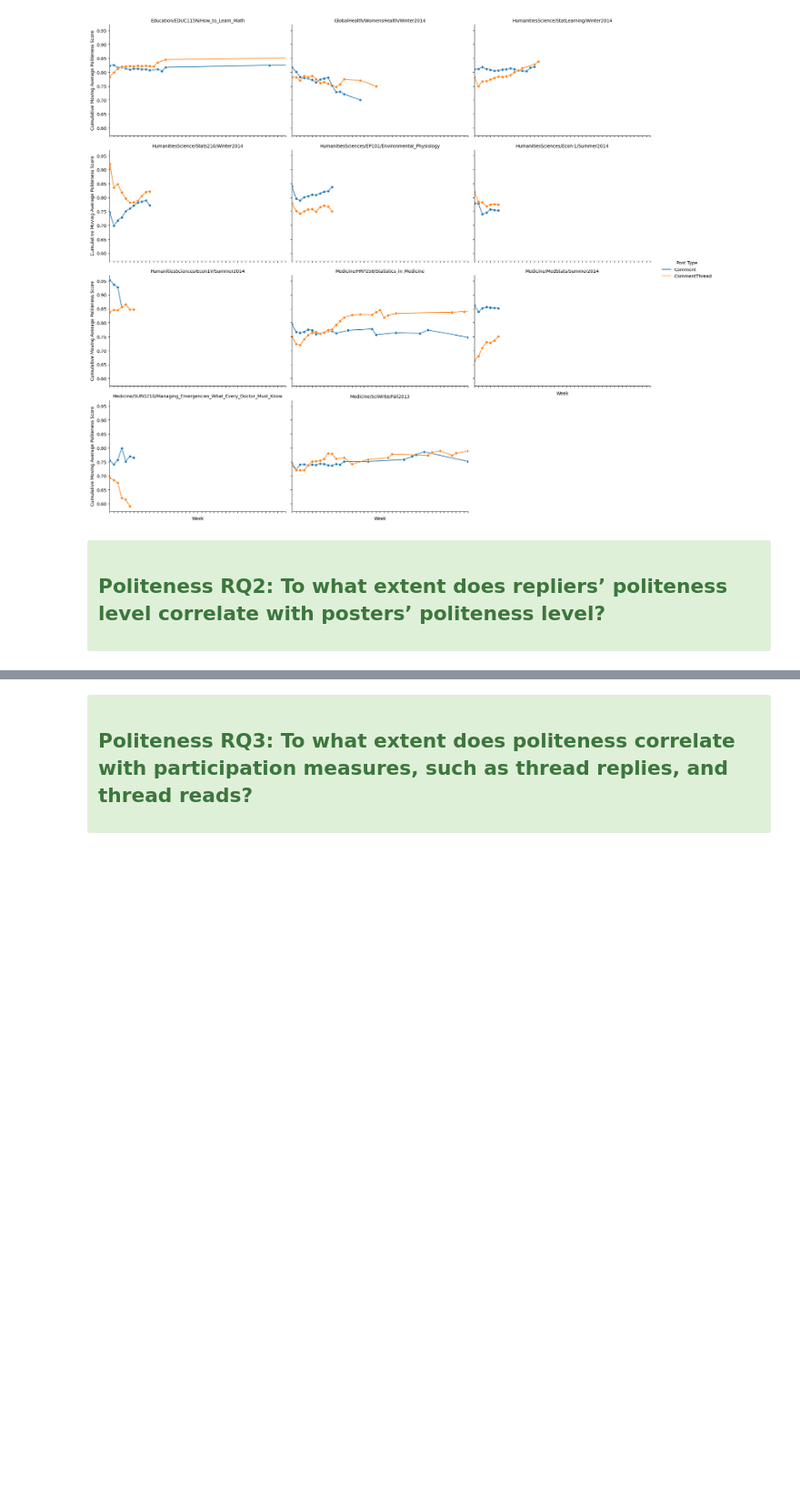
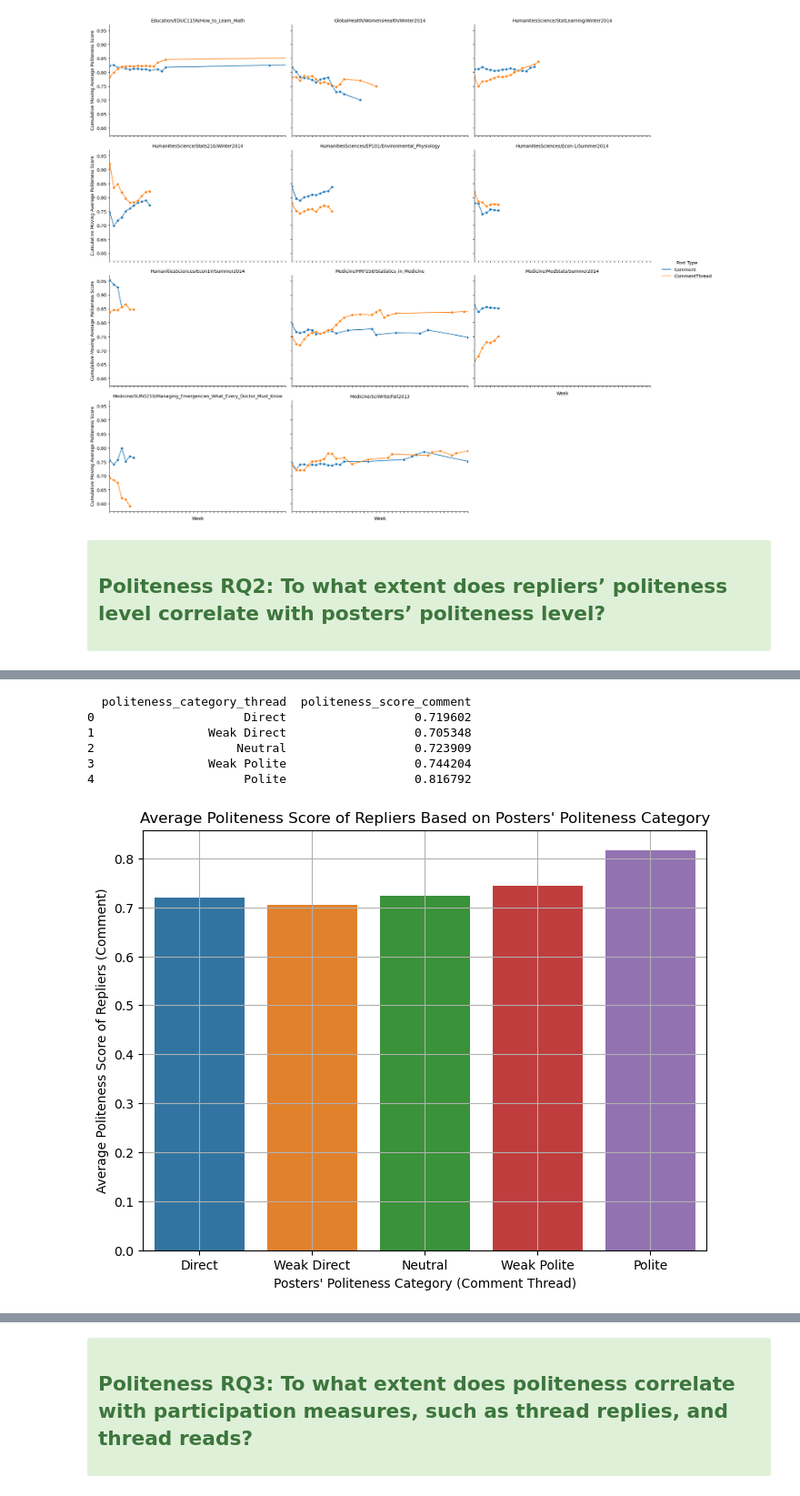
Before and after one commit to cyue0016/polite_minor_thesis, a Jupyter notebook: graph.ipynb, the cells around one changed output, grey strips where cells are left out. Shown at 91% size. Cells and saved outputs as stored; diff of their text form; code cells hidden in the pictures; blank space fills up the shorter version.

```diff
--- a/graph.ipynb
+++ b/graph.ipynb
@@ -1278,14 +1581,15 @@ plt.show()
 
 ## Politeness RQ2: To what extent does repliers’ politeness level correlate with posters’ politeness level?<a class="anchor" name="16"></a>
 # %%
-# Filter for Comments and CommentThreads
-comments = df[new_df['post_type'] == 'Comment']
-comment_threads = df[new_df['post_type'] == 'CommentThread']
+# Filter for CommentThreads and Comments
+comment_threads = df[df['post_type'] == 'CommentThread']
+comments = df[df['post_type'] == 'Comment']
 
-# Merge them based on comment_thread_id
-merged = comments.merge(comment_threads, on='comment_thread_id', suffixes=('_comment', '_thread'))
+# Merge them based on 'comment_thread_id' to pair CommentThreads with Comments
+merged_pairs = comments[['comment_thread_id', 'unique_id', 'politeness_score']].merge(
+    comment_threads[['comment_thread_id', 'unique_id', 'politeness_score']],
+    on='comment_thread_id',
+    suffixes=('_comment', '_thread')
+)
 
-# Count the number of pairs
-num_pairs = len(merged)
-
-print(f"Number of Comment and CommentThread pairs: {num_pairs}")
+# merged_pairs
@@ -1293,0 +1938,29 @@ Number of Comment and CommentThread pairs: 8329
+# %%
+# Define bins for categorizing politeness scores of posters (threads)
+bins = [0, 0.2, 0.4, 0.6, 0.8, 1]
+labels = ['Direct', 'Weak Direct', 'Neutral', 'Weak Polite', 'Polite']
+
+# Create a new column for politeness categories
+merged_final['politeness_category_thread'] = pd.cut(merged_final['politeness_score_thread'], bins=bins, labels=labels)
+
+# Group by politeness category and calculate the mean politeness score of repliers
+group_comparison = merged_final.groupby('politeness_category_thread')['politeness_score_comment'].mean().reset_index()
+
+print(group_comparison)
+
+# Plot the result
+plt.figure(figsize=(8, 6))
+sns.barplot(x='politeness_category_thread', y='politeness_score_comment', data=group_comparison)
+plt.title('Average Politeness Score of Repliers Based on Posters\' Politeness Category')
+plt.xlabel('Posters\' Politeness Category (Comment Thread)')
+plt.ylabel('Average Politeness Score of Repliers (Comment)')
+plt.grid(True)
+plt.show()
+# %% [output]
+  politeness_category_thread  politeness_score_comment
+0                     Direct                  0.719602
+1                Weak Direct                  0.705348
+2                    Neutral                  0.723909
+3                Weak Polite                  0.744204
+4                     Polite                  0.816792
+[figure, added]
```
Also changed, not shown: parts of 55 cells of this notebook, 2 other files.
